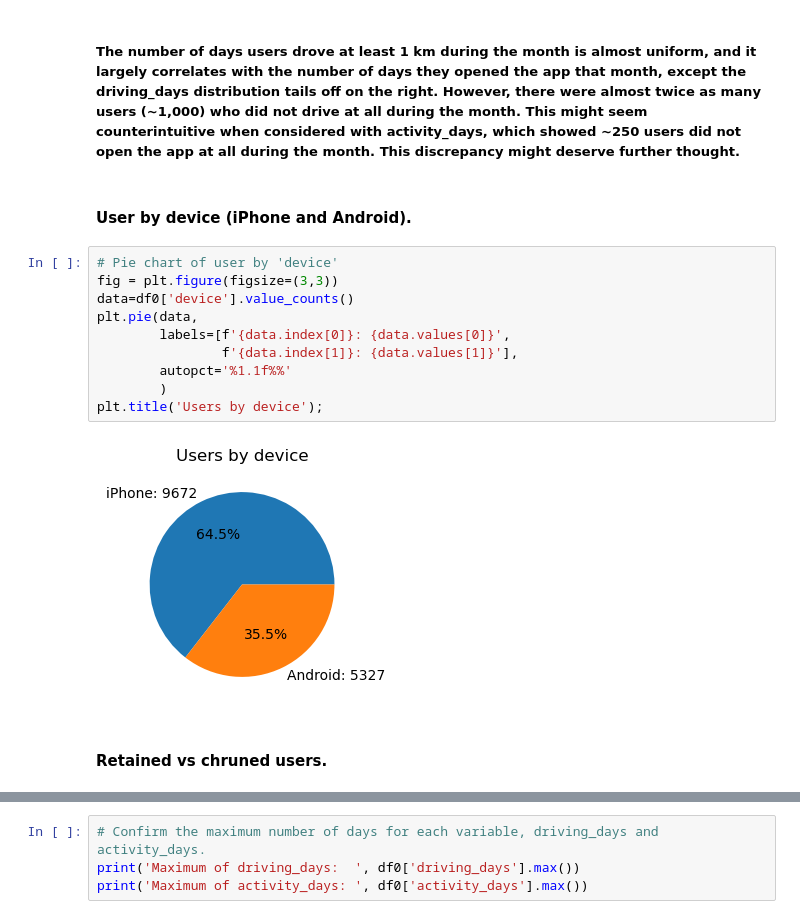
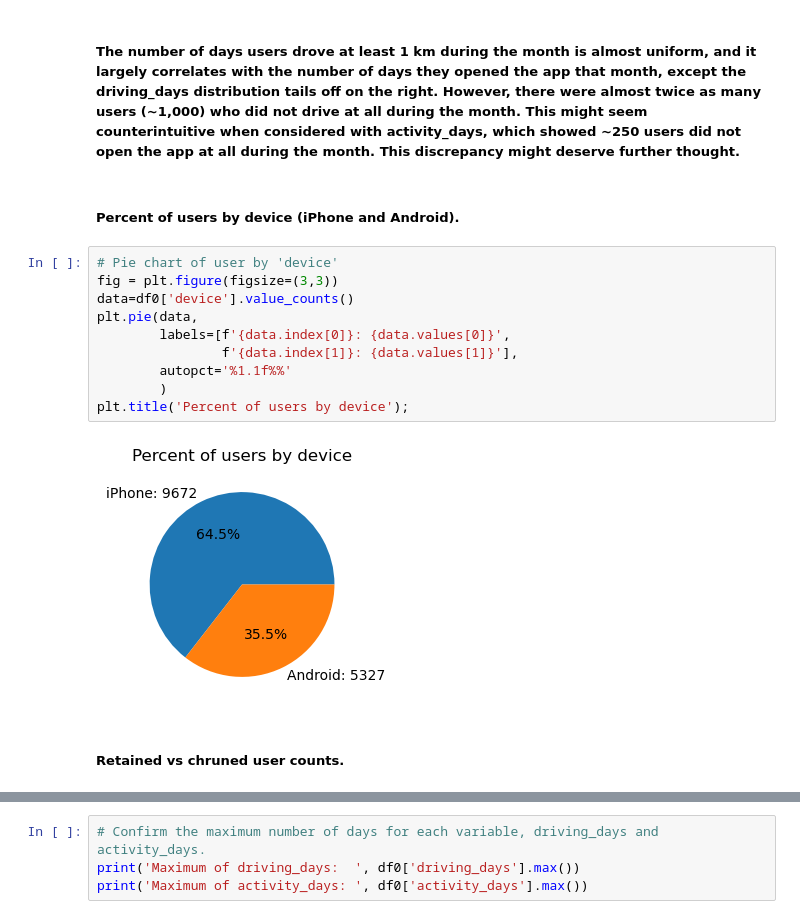
Before and after one commit to mike3763/Churn-prediction, a Jupyter notebook: Waze.ipynb, the cells around one changed output, grey strips where cells are left out. Cells and saved outputs as stored; diff of their text form.

```diff
--- a/Waze.ipynb
+++ b/Waze.ipynb
@@ -413,21 +447,21 @@ Median: 12.0
 # %% [markdown]
 ##### **The number of days users drove at least 1 km during the month is almost uniform, and it largely correlates with the number of days they opened the app that month, except the driving_days distribution tails off on the right. However, there were almost twice as many users (~1,000) who did not drive at all during the month. This might seem counterintuitive when considered with activity_days, which showed ~250 users did not open the app at all during the month. This discrepancy might deserve further thought.**
 # %% [markdown]
-#### **User by device (iPhone and Android).**
+##### **Percent of users by device (iPhone and Android).**
 # %%
 # Pie chart of user by 'device'
 fig = plt.figure(figsize=(3,3))
 data=df0['device'].value_counts()
 plt.pie(data,
         labels=[f'{data.index[0]}: {data.values[0]}',
                 f'{data.index[1]}: {data.values[1]}'],
         autopct='%1.1f%%'
         )
-plt.title('Users by device');
+plt.title('Percent of users by device');
 # %% [output]
-[figure, old version]
+[figure, new version]
 # %% [markdown]
-#### **Retained vs chruned users.**
+##### **Retained vs chruned user counts.**
 # %%
 # Pie chart of 'label' (retained vc churned users)
 fig = plt.figure(figsize=(3,3))
```
Also changed, not shown: parts of 188 cells of this notebook.
